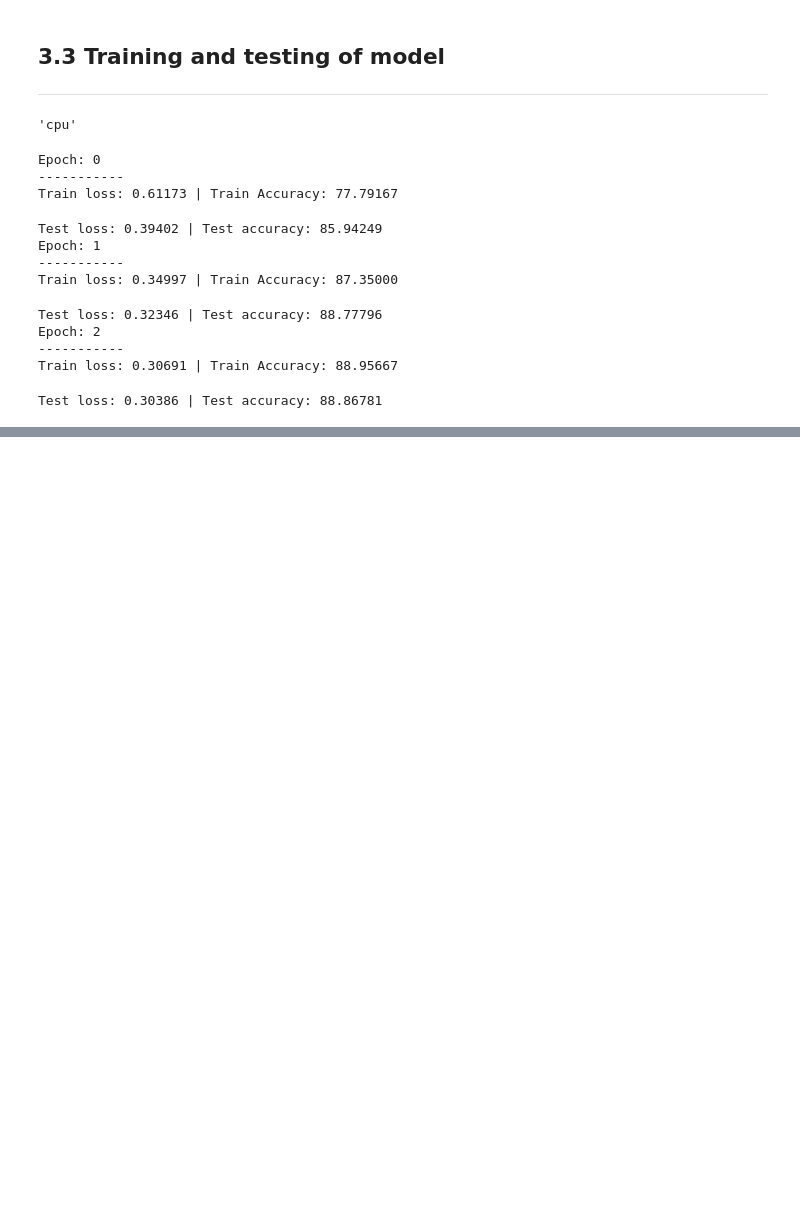
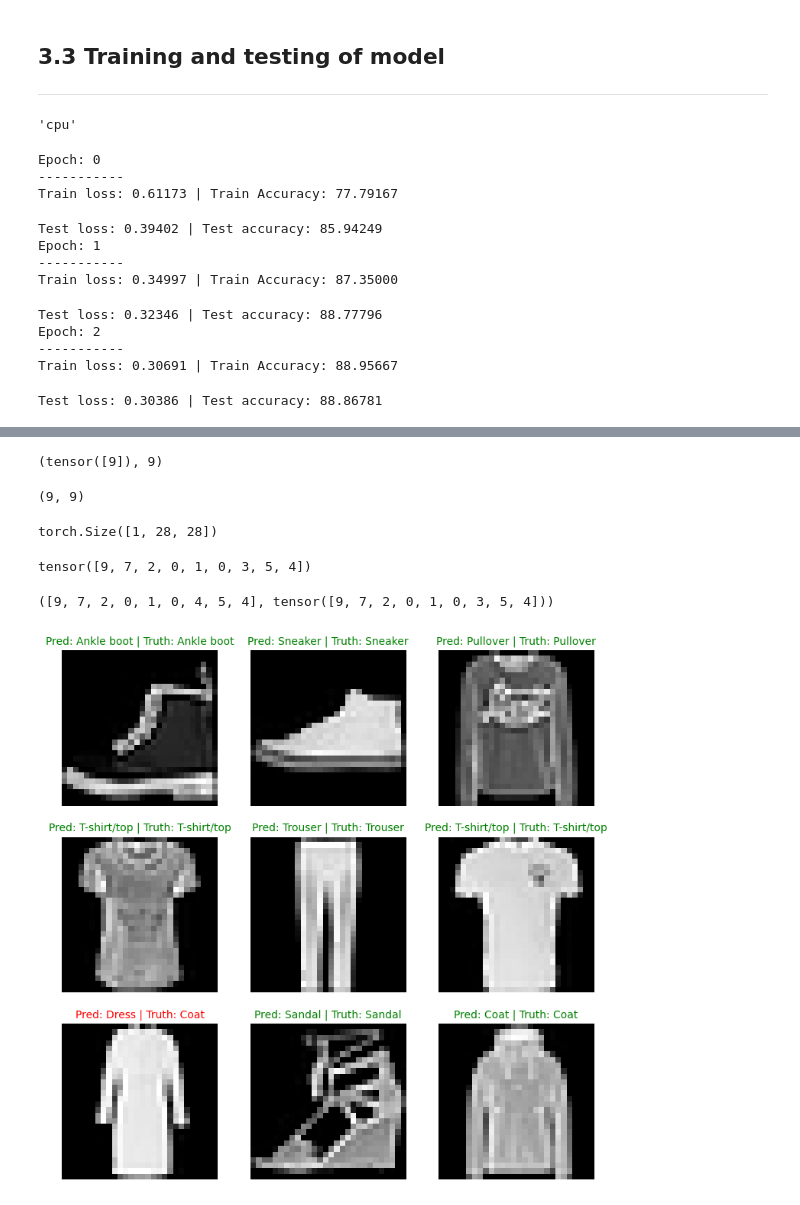
Before and after one commit to SiddheshDaphane/FashionMNIST-CNN, a Jupyter notebook: FashionMNIST_model.ipynb, the cells around one changed output, grey strips where cells are left out. Drawn from its saved outputs; the diff is of its cells as text; code cells hidden in the pictures; blank space fills up the shorter version.

```diff
--- a/FashionMNIST_model.ipynb
+++ b/FashionMNIST_model.ipynb
@@ -519,0 +571,78 @@ Test loss: 0.30386 | Test accuracy: 88.86781
+# %%
+# Comapring true label and predicted label
+model_pred_label, label
+# %% [output]
+(tensor([9]), 9)
+# %%
+# Get random samples from test data and predict labels
+import random
+# random.seed(42)
+random_sample = []
+true_label = []
+
+for sample, label in random.sample(list(test_data), k=9):
+    random_sample.append(sample)
+    true_label.append(label)
+
+len(random_sample), len(true_label)
+# %% [output]
+(9, 9)
+# %%
+random_sample[0].shape
+# %% [output]
+torch.Size([1, 28, 28])
+# %%
+pred_lables = []
+model_1.eval()
+with torch.inference_mode():
+    for i in random_sample:
+        # Prepare sample
+        i = torch.unsqueeze(i, dim=0).to(device)
+
+        # 1. Logits
+        pred_logits = model_1(i)
+
+        # 2. Pred prob
+        pred_prob = torch.softmax(pred_logits, dim=1)
+
+        # 3. Pred lables
+        pred_lables.append(pred_prob.argmax(dim=1))
+
+    # Stack the pred_labels to turn list into a tensor
+    pred_lables = torch.stack(pred_lables).squeeze()
+pred_lables
+# %% [output]
+tensor([9, 7, 2, 0, 1, 0, 3, 5, 4])
+# %%
+# Compare classes
+true_label, pred_lables
+# %% [output]
+([9, 7, 2, 0, 1, 0, 4, 5, 4], tensor([9, 7, 2, 0, 1, 0, 3, 5, 4]))
+# %%
+# Plot predictions
+plt.figure(figsize=(9,9))
+row , col = 3,3
+for i, sample in enumerate(random_sample):
+    # Create a subplot
+    plt.subplot(row, col, i+1)
+
+    # Plot the img
+    plt.imshow(sample.squeeze(), cmap="gray")
+
+    # Find the prediction labels
+    pred_class = class_names[pred_lables[i]]
+
+    # Get the true labels
+    truth_label = class_names[true_label[i]]
+
+    # Create a title
+    text_title  = f"Pred: {pred_class} | Truth: {truth_label}"
+
+    # Check for equality
+    if pred_class == truth_label:
+        plt.title(text_title, fontsize = 10, c="g")
+    else:
+        plt.title(text_title, fontsize = 10, c="r")
+    plt.axis(False)
+# %% [output]
+[figure, added]
```
Also changed, not shown: parts of 10 cells of this notebook.
